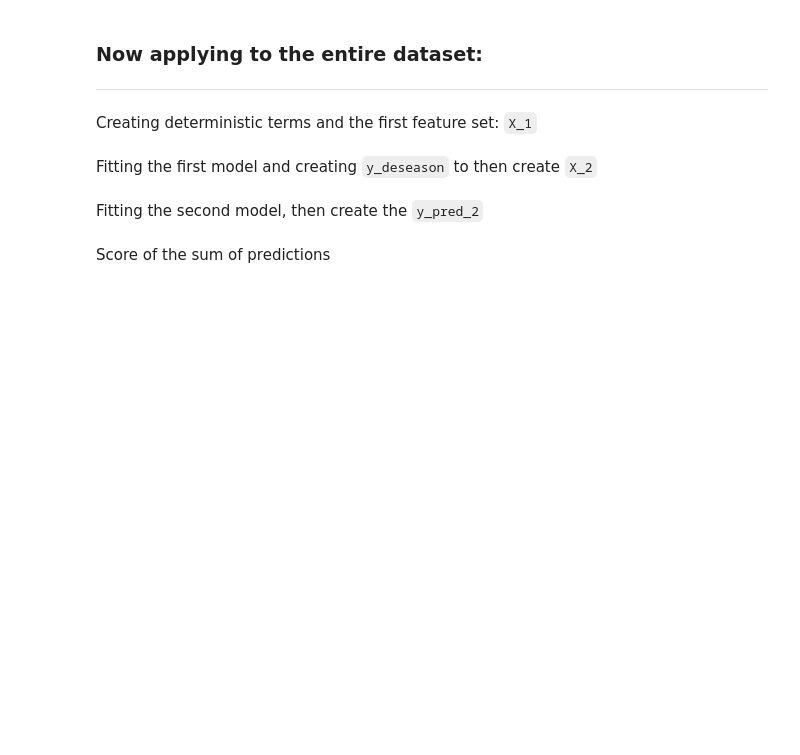
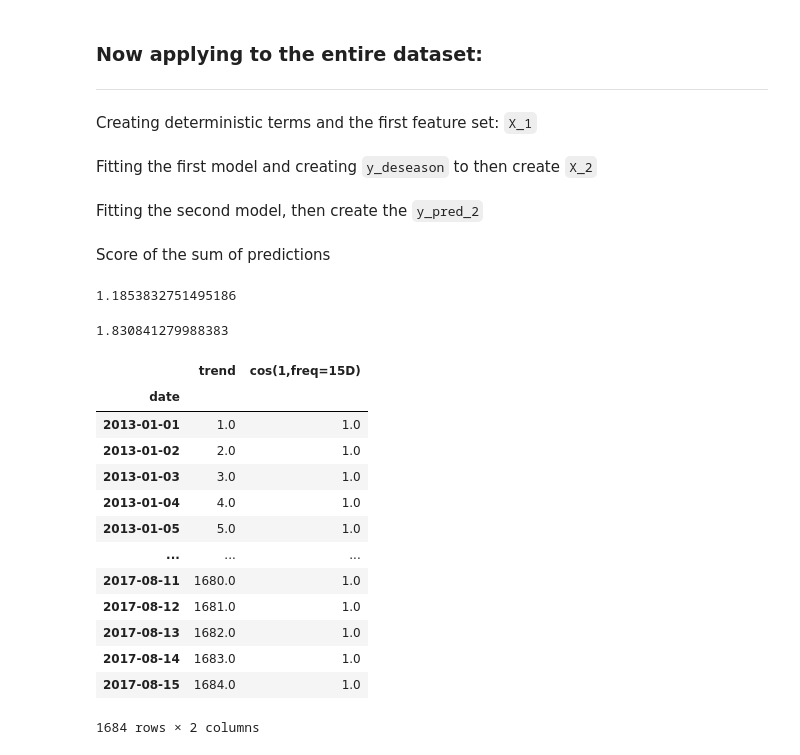
Before and after one commit to edmar-bevilaqua/data_science, a Jupyter notebook: Projects/Kaggle/Store Sales - Time Series Forecasting/store_sales.ipynb, the cells around one changed output. Cells and saved outputs as stored; diff of their text form; code cells hidden in the pictures; blank space fills up the shorter version.

Commit message:
Update store_sales.ipynb
Trying to add one more feature to the training set

```diff
--- a/Projects/Kaggle/Store Sales - Time Series Forecasting/store_sales.ipynb
+++ b/Projects/Kaggle/Store Sales - Time Series Forecasting/store_sales.ipynb
@@ -1235,21 +1243,21 @@ sales['date'] = pd.to_datetime(sales['date'])
 sales['date'] = sales['date'].dt.to_period('D')
 
 ##########################################################
-sales = sales.loc[sales['date'] >= '2017', :]
+#sales = sales.loc[sales['date'] >= '2017', :]
 
 sales = sales.drop('id', axis=1).set_index(['store_nbr', 'family', 'date'])
 y = sales.drop('onpromotion', axis=1)
 y = y.unstack(['store_nbr', 'family'])
 
-X_1 = create_deterministic_process_model(df=y, freq='A', order=3)
+X_1 = create_deterministic_process_model(df=y, freq='15D', order=2)
 
 store_sales = store_sales.drop('id', axis=1)
-sales['date'] = sales['date'].dt.to_period('D')
+store_sales['date'] = store_sales['date'].dt.to_period('D')
 
 ##########################################################
-store_sales = store_sales.loc[store_sales['date'] >= '2017', :]
+#store_sales = store_sales.loc[store_sales['date'] >= '2017', :]
 
-store_sales = store_sales.loc['2017']
+#store_sales = store_sales.loc['2017']
 store_sales = store_sales.set_index(['store_nbr', 'family', 'date']).sort_index()
 # %% [markdown]
 Fitting the first model and creating `y_deseason` to then create `X_2`
@@ -1294,5 +1302,11 @@ y_pred_2 = pd.DataFrame(
 Score of the sum of predictions
 # %%
 rmsle(y, y_pred.clip(0.))
+# %% [output]
+1.1853832751495186
 # %%
 y_final = y_pred + y_pred_2
+# %%
+rmsle(y, y_final.clip(0.))
+# %% [output]
+1.830841279988383
@@ -1298,0 +1316,17 @@ y_final = y_pred + y_pred_2
+# %%
+X_1
+# %% [output]
+|  | trend | cos(1,freq=15D) |
+| date |  |  |
+| 2013-01-01 | 1.0 | 1.0 |
+| 2013-01-02 | 2.0 | 1.0 |
+| 2013-01-03 | 3.0 | 1.0 |
+| 2013-01-04 | 4.0 | 1.0 |
+| 2013-01-05 | 5.0 | 1.0 |
+| ... | ... | ... |
+| 2017-08-11 | 1680.0 | 1.0 |
+| 2017-08-12 | 1681.0 | 1.0 |
+| 2017-08-13 | 1682.0 | 1.0 |
+| 2017-08-14 | 1683.0 | 1.0 |
+| 2017-08-15 | 1684.0 | 1.0 |
+1684 rows × 2 columns
```
Also changed, not shown: parts of 9 cells of this notebook.
